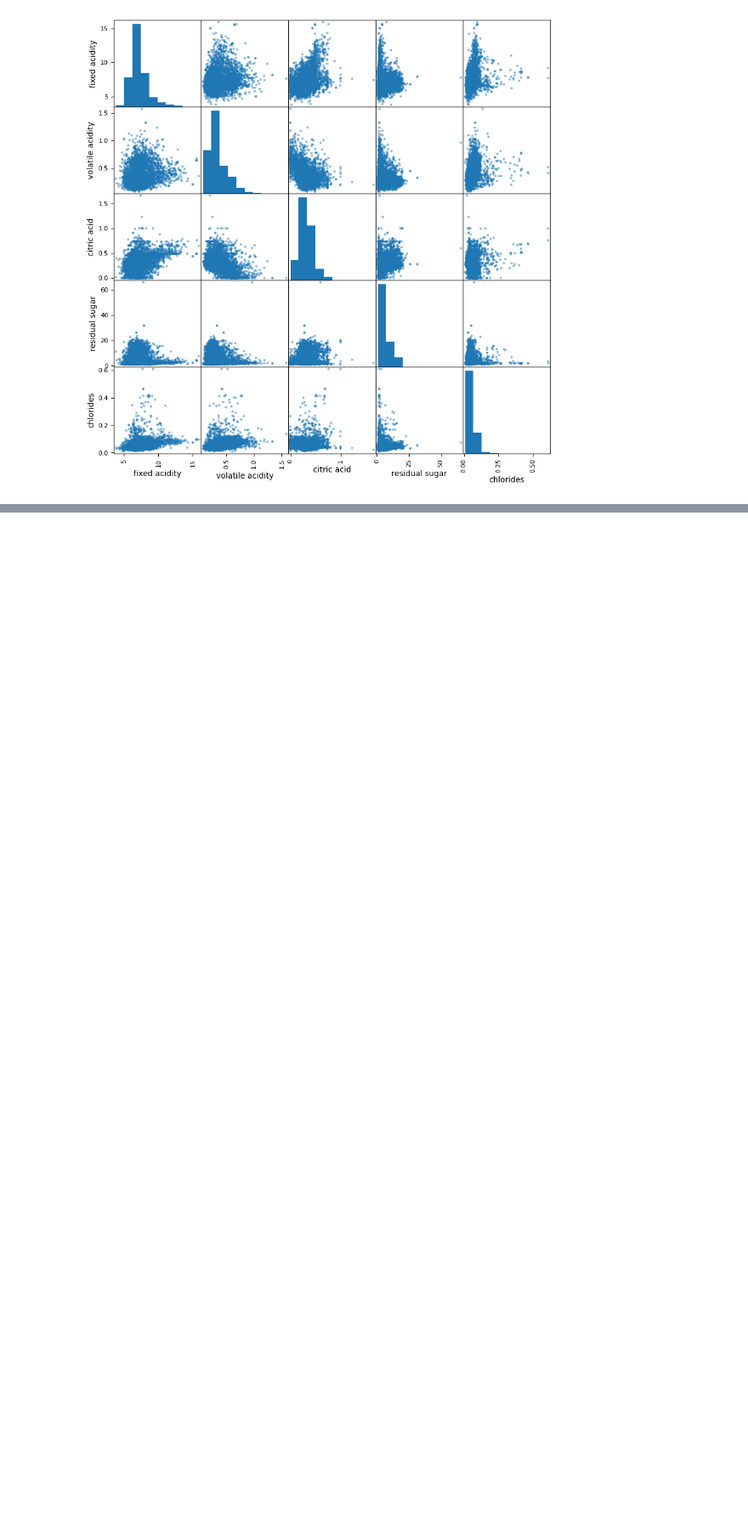
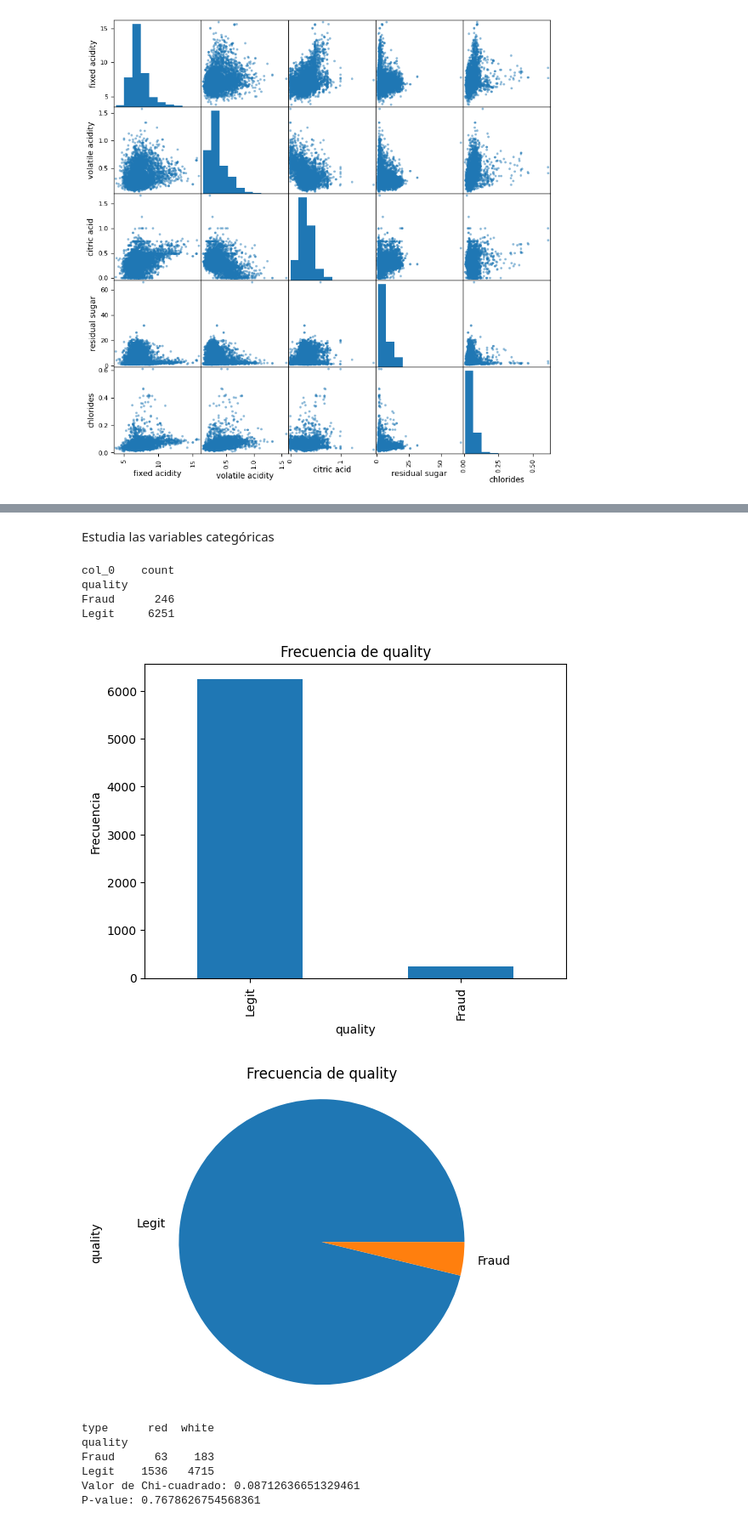
Before and after one commit to KennethGalvez/HDT3-MD, a Jupyter notebook: parte_1.ipynb, the cells around one changed output, grey strips where cells are left out. Shown: that part at 85% size. Cells and saved outputs as stored; diff of their text form; code cells hidden in the pictures; blank space fills up the shorter version.

```diff
--- a/parte_1.ipynb
+++ b/parte_1.ipynb
@@ -83,0 +140,48 @@ plt.show()
+# %% [markdown]
+Estudia las variables categóricas
+# %%
+import pandas as pd
+import matplotlib.pyplot as plt
+
+data = pd.read_csv('wine_fraud.csv')
+
+# Tabla de frecuencia de la variable quality
+freq_table = pd.crosstab(index=data['quality'], columns='count')
+print(freq_table)
+
+# Gráfico de barras de la variable quality
+data['quality'].value_counts().plot(kind='bar')
+plt.title('Frecuencia de quality')
+plt.xlabel('quality')
+plt.ylabel('Frecuencia')
+plt.show()
+
+# Gráfico de torta de la variable quality
+data['quality'].value_counts().plot(kind='pie')
+plt.title('Frecuencia de quality')
+plt.axis('equal')
+plt.show()
+
+# Tabla de contingencia entre la variable quality y la variable type
+cont_table = pd.crosstab(index=data['quality'], columns=data['type'])
+print(cont_table)
+
+# Test de Chi-cuadrado para analizar la relación entre las variables quality y type
+from scipy.stats import chi2_contingency
+
+chi2, pval, dof, expected = chi2_contingency(cont_table)
+print('Valor de Chi-cuadrado:', chi2)
+print('P-value:', pval)
+# %% [output]
+col_0    count
+quality
+Fraud      246
+Legit     6251
+[figure, added]
+[figure, added]
+type      red  white
+quality
+Fraud      63    183
+Legit    1536   4715
+Valor de Chi-cuadrado: 0.08712636651329461
+P-value: 0.7678626754568361
```
Also changed, not shown: parts of 2 cells of this notebook.
